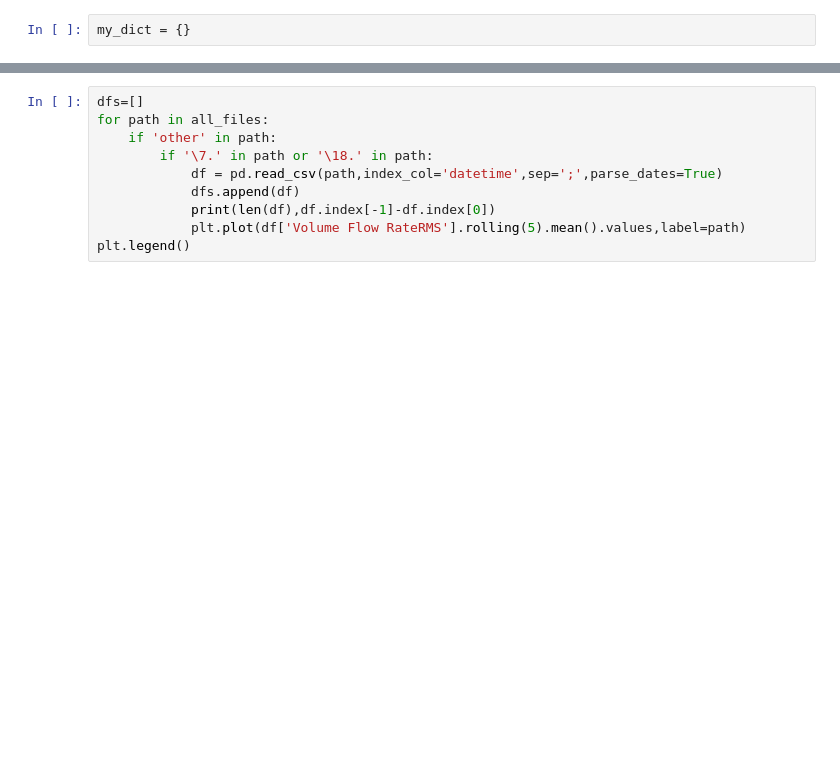
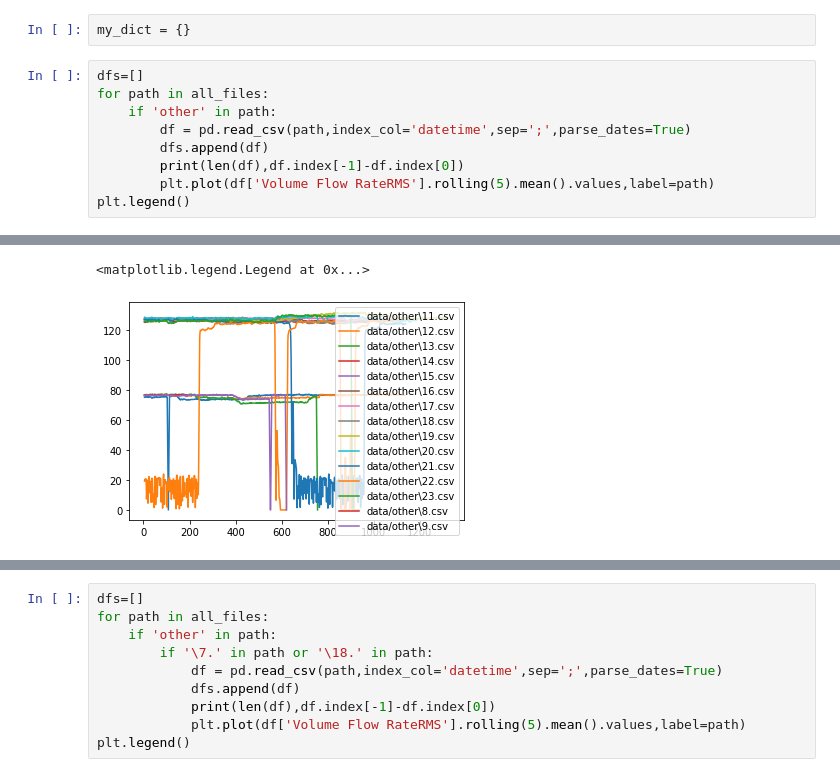
Before and after one commit to waico/SKAB, a Jupyter notebook: Load data.ipynb, the cells around one changed output, grey strips where cells are left out. Cells and saved outputs as stored; diff of their text form; blank space fills up the shorter version.

```diff
--- a/Load data.ipynb
+++ b/Load data.ipynb
@@ -24,2 +26,12 @@ experiments = {'data/other\\13.csv':'Sharply behavior of rotor imbalance',
 # %%
 my_dict = {}
+# %%
+dfs=[]
+for path in all_files:
+    if 'other' in path:
+        df = pd.read_csv(path,index_col='datetime',sep=';',parse_dates=True)
+        dfs.append(df)
+        print(len(df),df.index[-1]-df.index[0])
+        plt.plot(df['Volume Flow RateRMS'].rolling(5).mean().values,label=path)
+plt.legend()
+# %% [output]
@@ -25,0 +53,2 @@ my_dict = {}
+<matplotlib.legend.Legend at 0x...>
+[figure, added]
```
Also changed, not shown: parts of 6 cells of this notebook, 35 other files.
